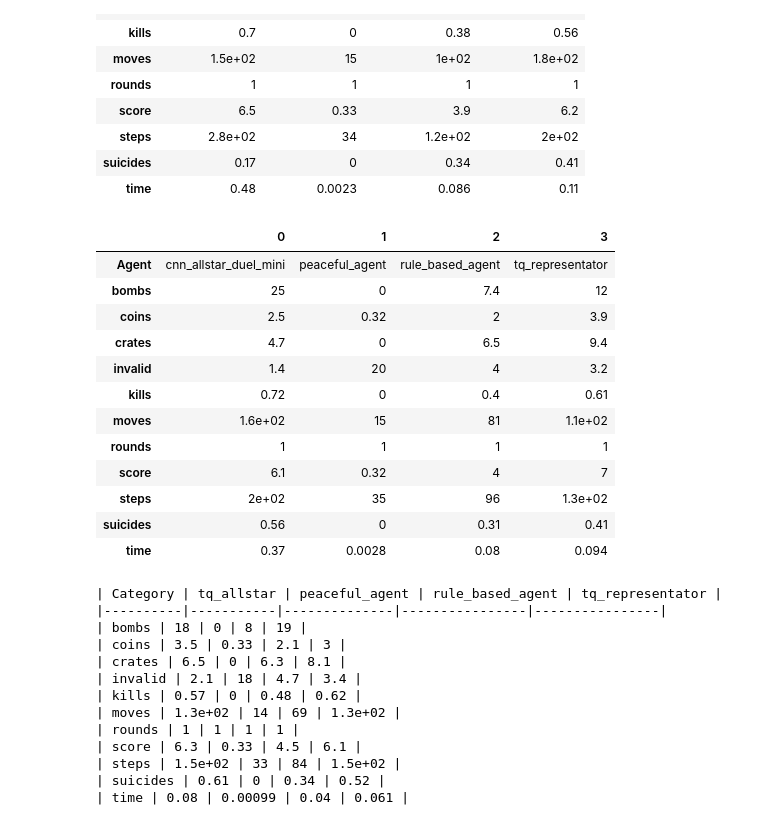
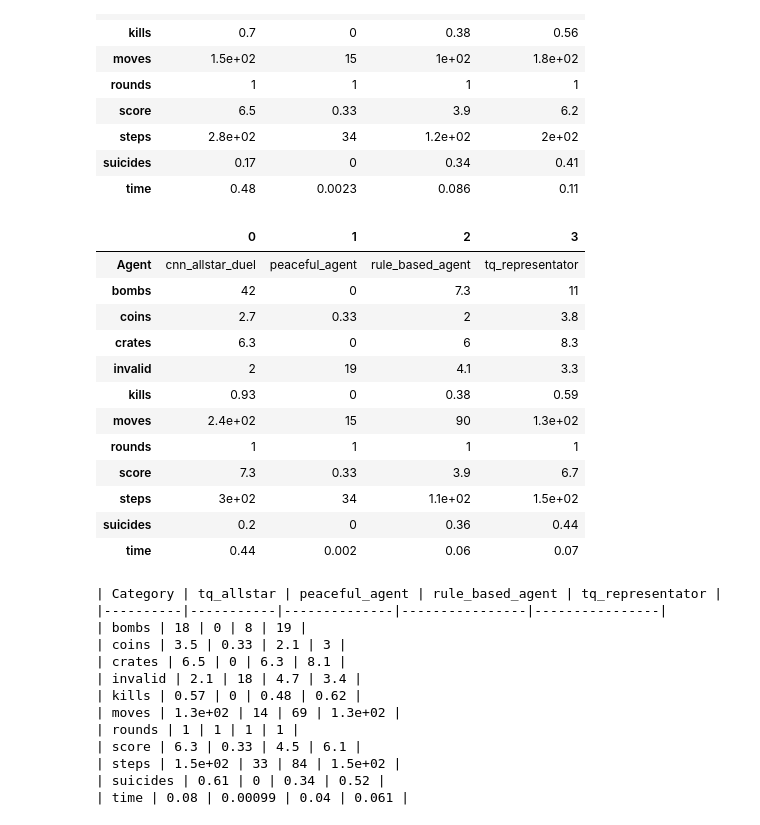
Before and after one commit to KunkelAlexander/bomberman_rl, a Jupyter notebook: post_2.ipynb, the cells around one changed output. Cells and saved outputs as stored; diff of their text form; code cells hidden in the pictures.

```diff
--- a/post_2.ipynb
+++ b/post_2.ipynb
@@ -598,45 +755,45 @@ df.T  # This will transpose the table in Jupyter
 # %%
 import json
 import pandas as pd
 
 # --- Load Evaluation JSON ---
-with open("results/2025-09-12 00-01-59.json", "r") as f:
+with open("results/2025-09-27 08-40-10.json", "r") as f:
     eval_data = json.load(f)
 
 
 # Extract agent names and scores
 data = []
 
 # Get the list of all categories (keys from the first agent's scores)
 all_categories = list(next(iter(eval_data["by_agent"].values())).keys())
 
 # Iterate through the agents and ensure all attributes are present
 for agent_name, scores in eval_data["by_agent"].items():
     row = [agent_name]
     for category in all_categories:
         # Add the score if available, otherwise add 0 for missing categories
         row.append(f"{scores.get(category, 0) / 1000:.2g}")
     data.append(row)
 
 # Create a DataFrame
 df = pd.DataFrame(data, columns=["Agent"] + all_categories)
 
 # Display the DataFrame vertically (transposed)
 df.T  # This will transpose the table in Jupyter
 # %% [output]
 |  | 0 | 1 | 2 | 3 |
-| Agent | cnn_allstar_duel_mini | peaceful_agent | rule_based_agent | tq_representator |
-| bombs | 25 | 0 | 7.4 | 12 |
-| coins | 2.5 | 0.32 | 2 | 3.9 |
-| crates | 4.7 | 0 | 6.5 | 9.4 |
-| invalid | 1.4 | 20 | 4 | 3.2 |
-| kills | 0.72 | 0 | 0.4 | 0.61 |
-| moves | 1.6e+02 | 15 | 81 | 1.1e+02 |
+| Agent | cnn_allstar_duel | peaceful_agent | rule_based_agent | tq_representator |
+| bombs | 42 | 0 | 7.3 | 11 |
+| coins | 2.7 | 0.33 | 2 | 3.8 |
+| crates | 6.3 | 0 | 6 | 8.3 |
+| invalid | 2 | 19 | 4.1 | 3.3 |
+| kills | 0.93 | 0 | 0.38 | 0.59 |
+| moves | 2.4e+02 | 15 | 90 | 1.3e+02 |
 | rounds | 1 | 1 | 1 | 1 |
-| score | 6.1 | 0.32 | 4 | 7 |
-| steps | 2e+02 | 35 | 96 | 1.3e+02 |
-| suicides | 0.56 | 0 | 0.31 | 0.41 |
-| time | 0.37 | 0.0028 | 0.08 | 0.094 |
+| score | 7.3 | 0.33 | 3.9 | 6.7 |
+| steps | 3e+02 | 34 | 1.1e+02 | 1.5e+02 |
+| suicides | 0.2 | 0 | 0.36 | 0.44 |
+| time | 0.44 | 0.002 | 0.06 | 0.07 |
 # %%
 # Start Markdown table (first row with agents)
 markdown_output = "| Category | " + " | ".join(eval_data["by_agent"].keys()) + " |\n"
```
Also changed, not shown: parts of 5 cells of this notebook, 54 other files.
